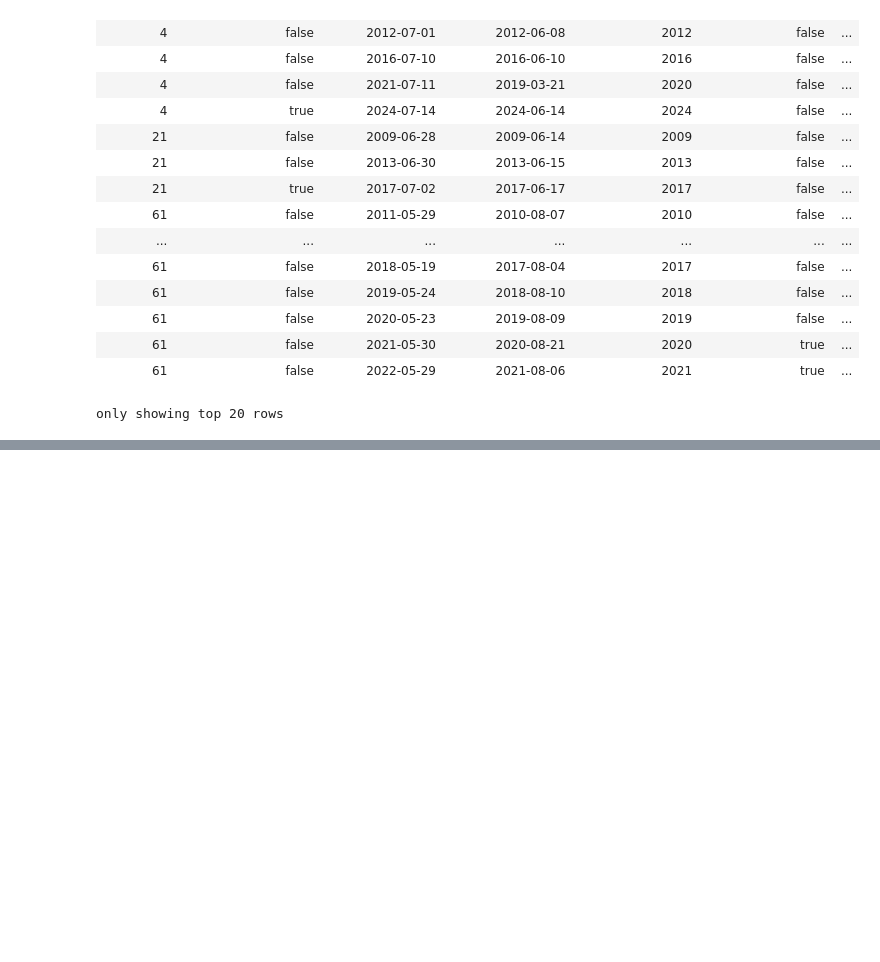
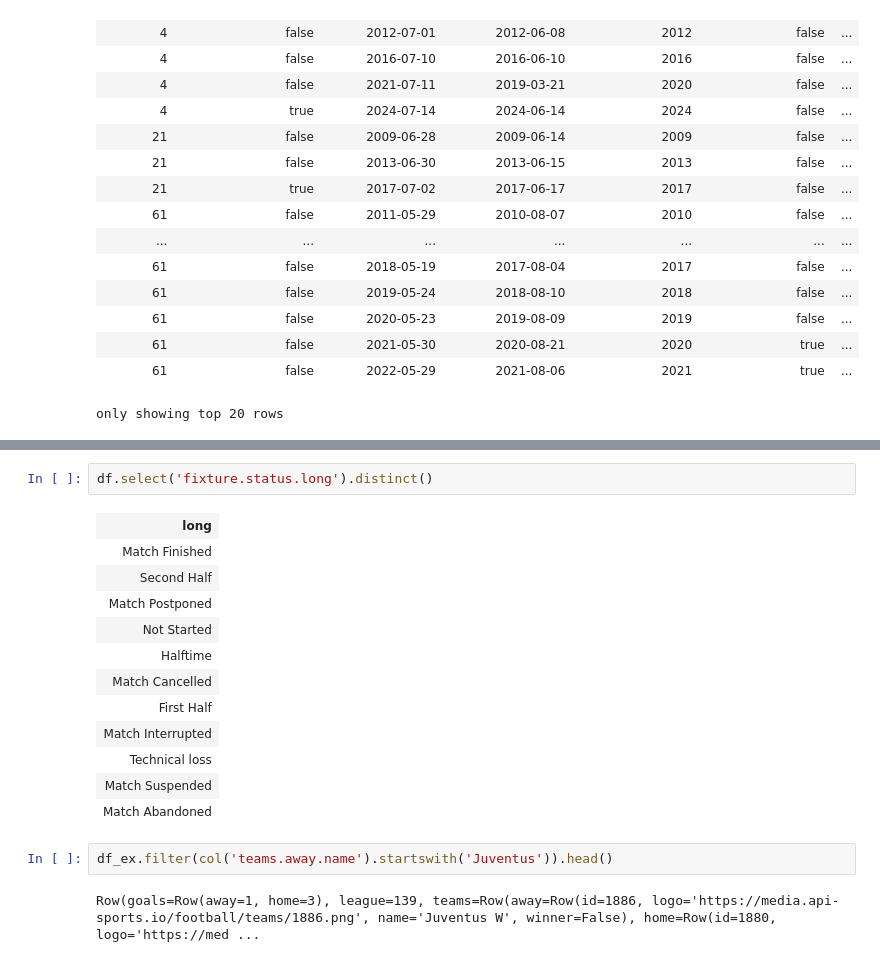
Before and after one commit to Carda01/LetsTalk, a Jupyter notebook: notebooks/explore_landing.ipynb, the cells around one changed output, grey strips where cells are left out. Drawn from its saved outputs; the diff is of its cells as text; blank space fills up the shorter version.

```diff
--- a/notebooks/explore_landing.ipynb
+++ b/notebooks/explore_landing.ipynb
@@ -187,0 +319,19 @@ only showing top 20 rows
+# %%
+df.select('fixture.status.long').distinct()
+# %% [output]
+| long |
+| Match Finished |
+| Second Half |
+| Match Postponed |
+| Not Started |
+| Halftime |
+| Match Cancelled |
+| First Half |
+| Match Interrupted |
+| Technical loss |
+| Match Suspended |
+| Match Abandoned |
+# %%
+df_ex.filter(col('teams.away.name').startswith('Juventus')).head()
+# %% [output]
+Row(goals=Row(away=1, home=3), league=139, teams=Row(away=Row(id=1886, logo='https://media.api-sports.io/football/teams/1886.png', name='Juventus W', winner=False), home=Row(id=1880, logo='https://med ...
```
Also changed, not shown: parts of 18 cells of this notebook, 1 other file.
